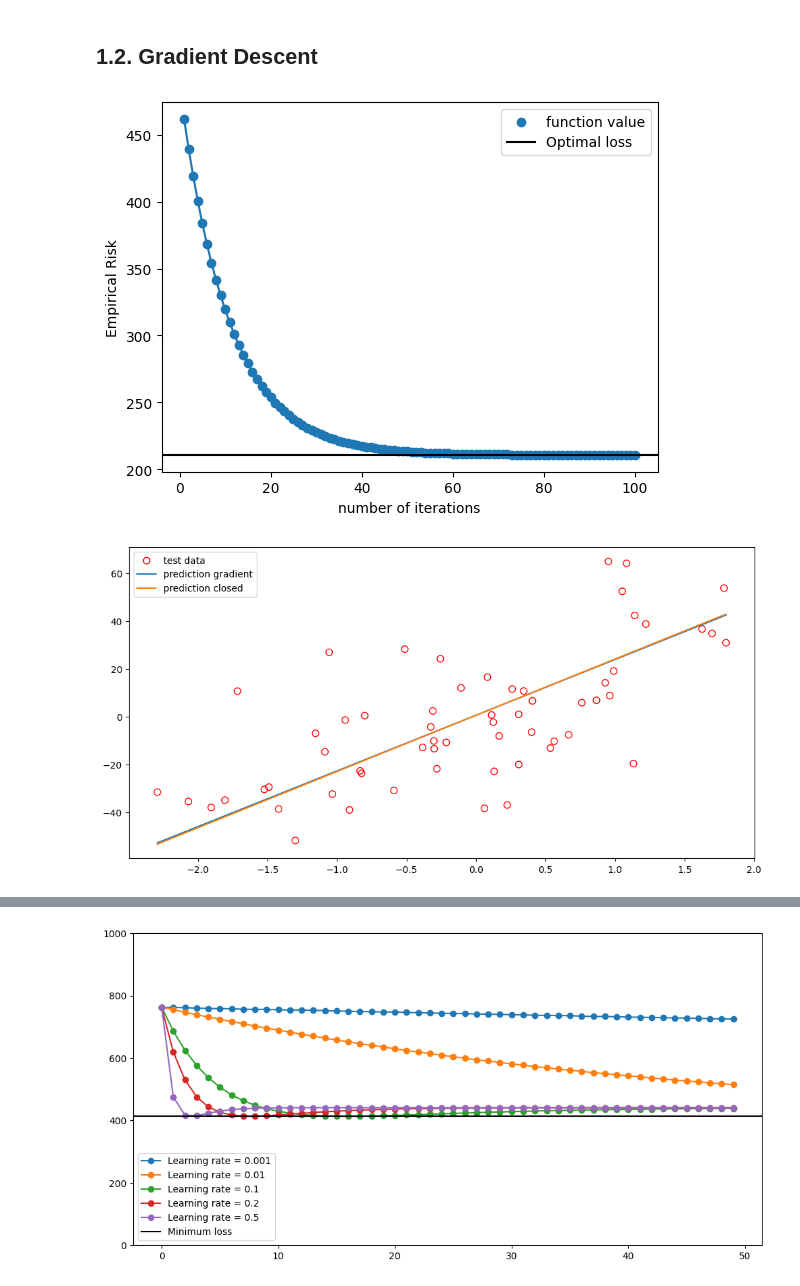
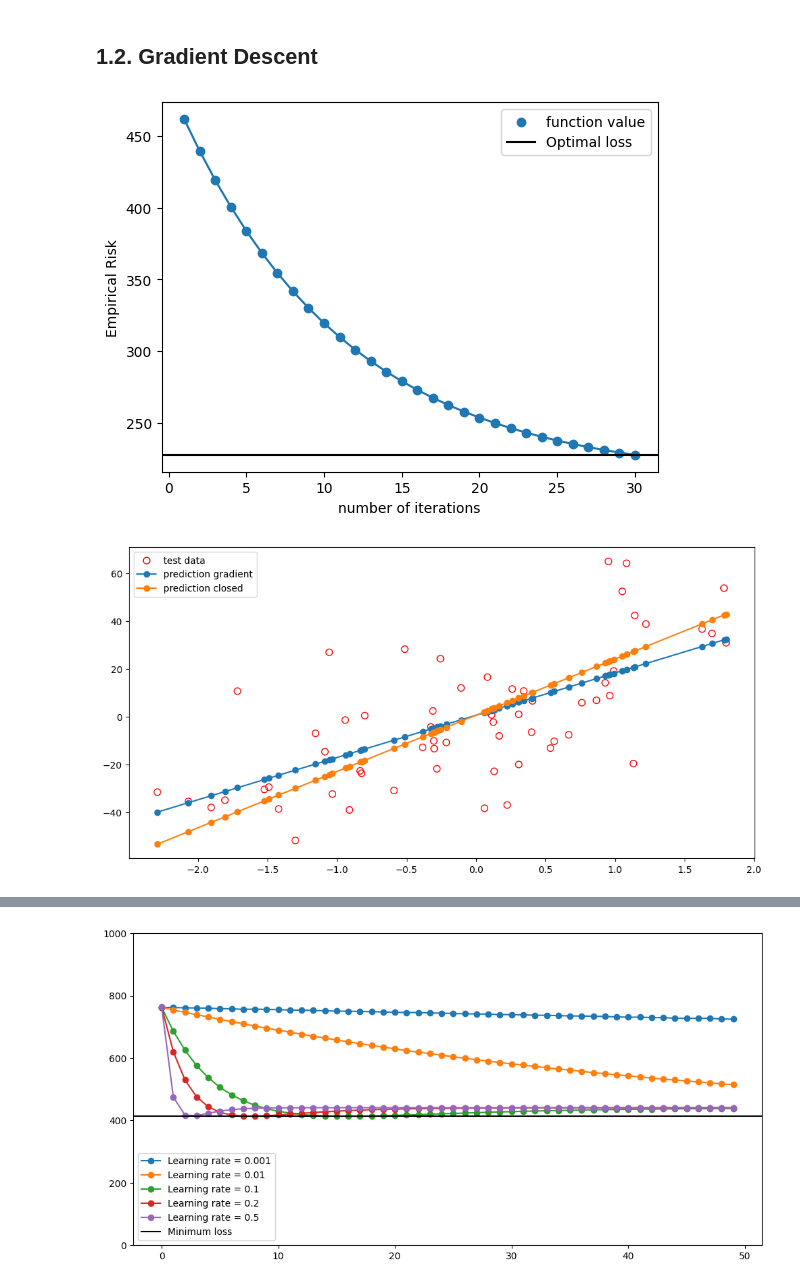
Before and after one commit to iandreileo/homework-ai-linear-regression, a Jupyter notebook: main_EX1.ipynb, the cells around one changed output, grey strips where cells are left out. Drawn from its saved outputs; the diff is of its cells as text; code cells hidden in the pictures.

```diff
--- a/main_EX1.ipynb
+++ b/main_EX1.ipynb
@@ -14,7 +14,7 @@ from sklearn.utils import shuffle
 DATASET_TYPE = "simple" # simple, complex
 N_SAMPLES = 300
 M = 1
-EPOCHS = 100
+EPOCHS = 30
 # %% [markdown]
 Functii pentru generarea de datasets
 # %%
@@ -310,16 +310,15 @@ plt.ylabel('Empirical Risk')
 plt.legend()
 plt.show()
 # %% [output]
-[figure, old version]
+[figure, new version]
 # %%
 plt.figure(figsize=(12,6))
-# plt.scatter(X_train, t_train, facecolor="none", color="b", s=50, label="training data")
 plt.scatter(X_test, t_test, facecolor="none", color="r", s=50, label="test data")
-plt.plot(X_test_sorted_gradient, y_test_sorted_gradient, label="prediction gradient")
-plt.plot(X_test_sorted, y_test_sorted, label="prediction closed")
+plt.plot(X_test_sorted_gradient, y_test_sorted_gradient,'-o', label="prediction gradient")
+plt.plot(X_test_sorted, y_test_sorted,'-o', label="prediction closed")
 plt.legend()
 plt.show()
 # %% [output]
-[figure, old version]
+[figure, new version]
 # %%
 plt.figure(figsize=(12,6))
```
Also changed, not shown: parts of 6 cells of this notebook, 1 other file.
